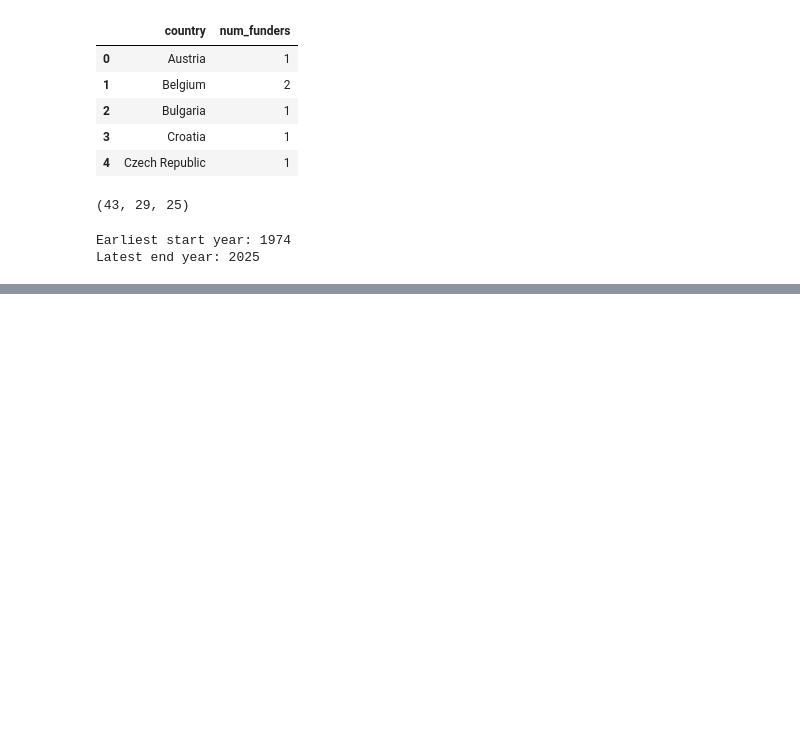
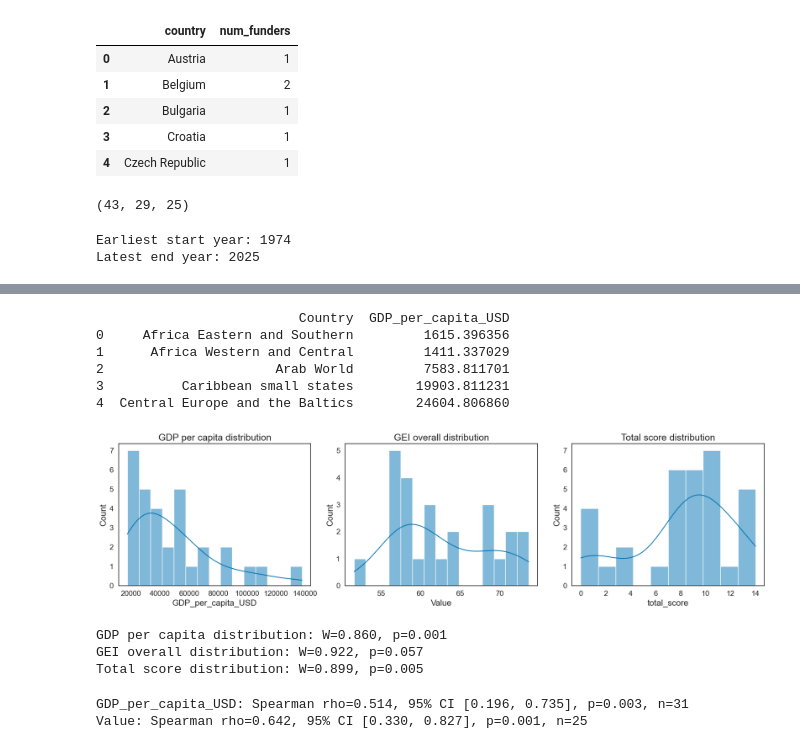
Before and after one commit to WomenInNeuroscience/funders_project, a Jupyter notebook: code/funder_analysis.ipynb, the cells around one changed output, grey strips where cells are left out. Saved outputs shown, nothing was run; the diff lists cells and outputs as text; code cells hidden in the pictures; blank space fills up the shorter version.

```diff
--- a/code/funder_analysis.ipynb
+++ b/code/funder_analysis.ipynb
@@ -47,6 +80,7 @@ figures_p.mkdir(parents=True, exist_ok=True)
 # %%
 # Load data
 df = pd.read_csv(stats_p)
+gei_df = pd.read_csv(data_p / "index_scores_Data.csv")
 # %%
 # Clean labels: strip spaces and remove Liechtenstein
 df['clean_label'] = df['label'].str.strip()
@@ -427,0 +365,18 @@ plt.show()
+# %%
+# GDP per capita (current USD)
+gdp_series = wb.get_series(
+    'NY.GDP.PCAP.CD',       # Indicator code for GDP per capita
+    country=european_countries['iso2Code'].tolist(),
+    date='2024', # This is the latest available
+    simplify_index=True
+)
+gdp_df = gdp_series.reset_index()
+gdp_df.columns = ['Country', 'GDP_per_capita_USD']
+print(gdp_df.head())
+# %% [output]
+                          Country  GDP_per_capita_USD
+0     Africa Eastern and Southern         1615.396356
+1      Africa Western and Central         1411.337029
+2                      Arab World         7583.811701
+3          Caribbean small states        19903.811231
+4  Central Europe and the Baltics        24604.806860
@@ -427,0 +395,57 @@ plt.show()
+# %%
+# GDP merge
+df_merged = pd.merge(
+    best_df,
+    gdp_df[['Country', 'GDP_per_capita_USD']],
+    left_on='country_gdp',
+    right_on='Country',
+    how='left')
+
+# GEI merge
+gei_overall_df = gei_df[gei_df["(Sub-) Domain Scores"] == "Overall Gender Equality Index"]
+
+df_merged = pd.merge(
+    df_merged,
+    gei_overall_df[['Geographic region', 'Value']],
+    left_on='country_clean',
+    right_on='Geographic region',
+    how='left')
+# %%
+# Take the maximum scoring funder per country
+max_idx = df_merged.groupby('country_clean')['total_score'].idxmax()
+df_max = df_merged.loc[max_idx,['country_clean', 'total_score', 'GDP_per_capita_USD', 'Value', 'color']].reset_index(drop=True)
+# %%
+# Check normality
+columns = ["GDP_per_capita_USD", "Value", "total_score"]
+titles = ["GDP per capita distribution", "GEI overall distribution", "Total score distribution"]
+
+plt.figure(figsize=(18,5))
+
+for i, col in enumerate(columns, 1):
+    plt.subplot(1, 3, i)
+    sns.histplot(df_max[col], kde=True, bins=15 if col!="total_score" else 10)
+    plt.title(titles[i-1])
+
+plt.tight_layout()
+plt.show()
+
+# Shapiro-Wilk test
+for col, title in zip(columns, titles):
+    shapiro_df = df_max[[col]].dropna()
+    stat, p = stats.shapiro(shapiro_df[col])
+    print(f"{title}: W={stat:.3f}, p={p:.3f}")
+# %% [output]
+[figure, added]
+GDP per capita distribution: W=0.860, p=0.001
+GEI overall distribution: W=0.922, p=0.057
+Total score distribution: W=0.899, p=0.005
+# %%
+# List of predictors to correlate with total_score
+predictors = ["GDP_per_capita_USD", "Value"]
+
+for var in predictors:
+    rho, ci_low, ci_high, p, n = spearman_ci(df_max, var, "total_score")
+    print(f"{var}: Spearman rho={rho:.3f}, 95% CI [{ci_low:.3f}, {ci_high:.3f}], p={p:.3f}, n={n}")
+# %% [output]
+GDP_per_capita_USD: Spearman rho=0.514, 95% CI [0.196, 0.735], p=0.003, n=31
+Value: Spearman rho=0.642, 95% CI [0.330, 0.827], p=0.001, n=25
```
Also changed, not shown: parts of 25 cells of this notebook, 10 other files.
